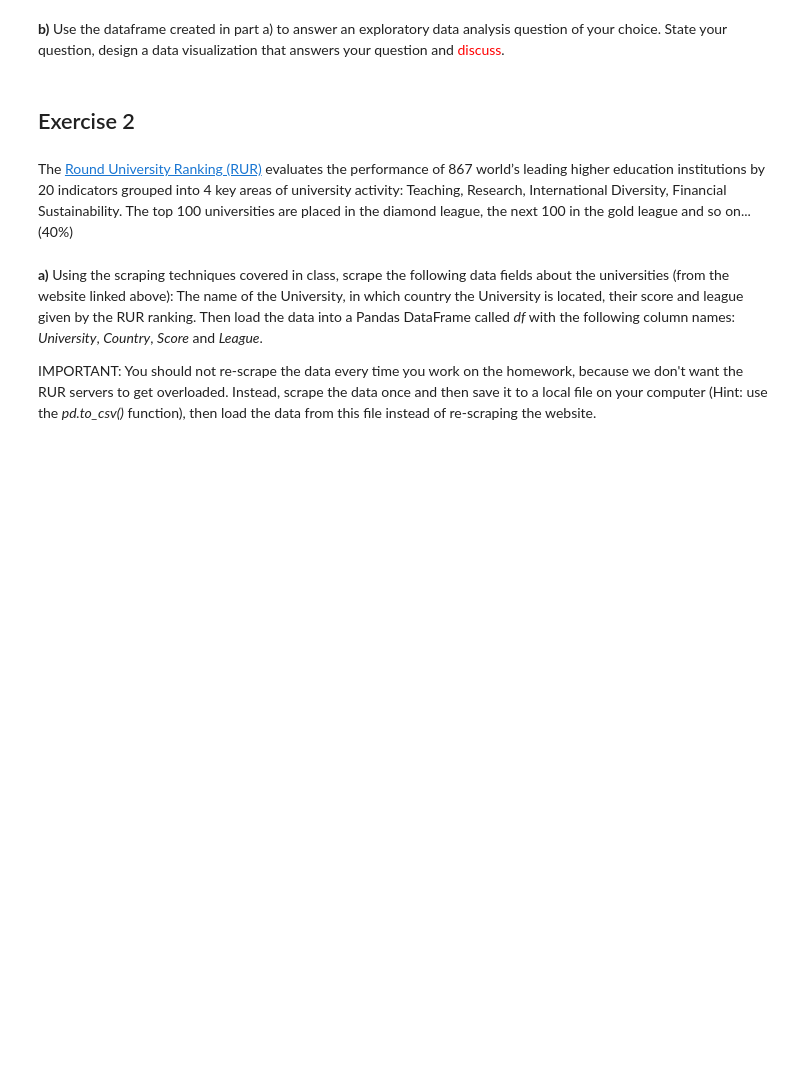
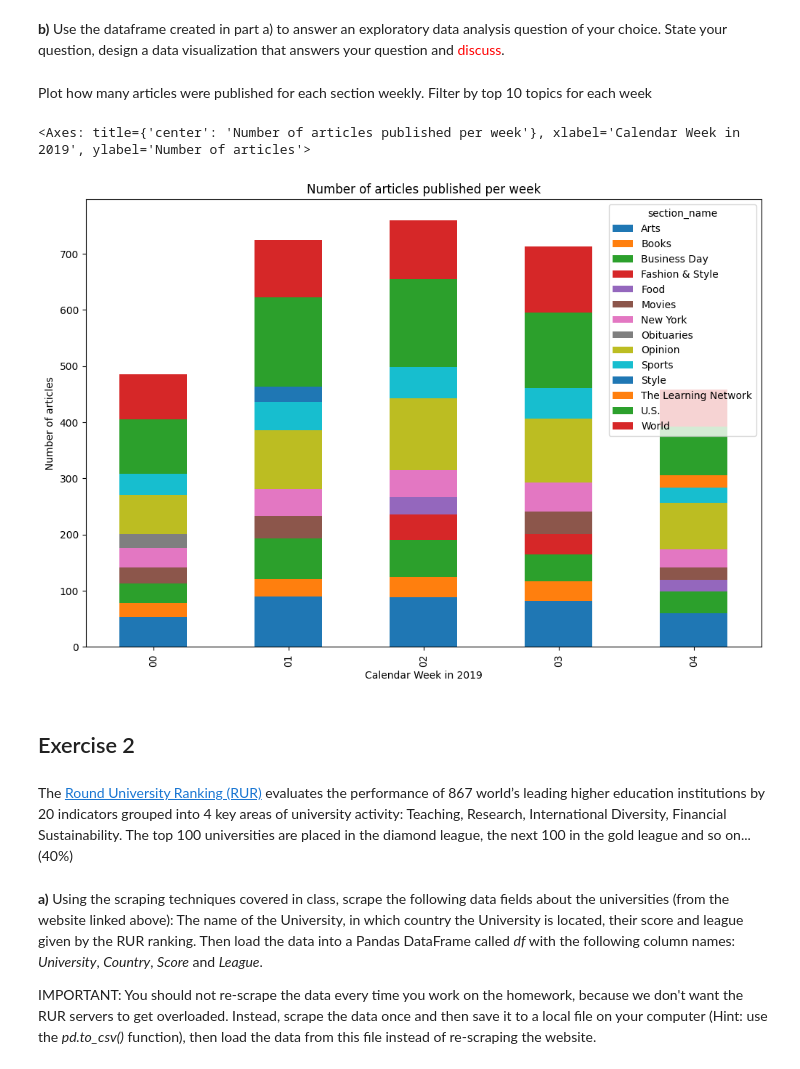
Before and after one commit to ntatrishvili/Webscraping, a Jupyter notebook: HW02.ipynb, the cells around one changed output. Cells and saved outputs as stored; diff of their text form; code cells hidden in the pictures; blank space fills up the shorter version.

Commit message:
finishes nytimes analyses, plots the data

```diff
--- a/HW02.ipynb
+++ b/HW02.ipynb
@@ -46,0 +60,4 @@ pd.DataFrame(response).head()
+# %%
+keys = ["id", "abstract", "section_name", "headline", "pub_date", "document_type", "word_count"]
+# %%
+df = pd.DataFrame(columns = keys)
@@ -46,0 +66,12 @@ pd.DataFrame(response).head()
+# %%
+for id, article in enumerate(response):
+    df_row = {
+        "id": id,
+        "abstract": article["abstract"],
+        "section_name": article["section_name"],
+        "headline": article["headline"]["print_headline"],
+        "pub_date": datetime.strptime(article["pub_date"], "%Y-%m-%dT%H:%M:%S%z"),
+        "document_type": article["document_type"],
+        "word_count": int(article["word_count"])
+    }
+    df = pd.concat([df, pd.DataFrame(df_row, index=[0])])
@@ -47,5 +101,19 @@ pd.DataFrame(response).head()
 # %% [markdown]
 **b)** Use the dataframe created in part a) to answer an exploratory data analysis question of your choice. State your question, design a data visualization that answers your question and <span style="color:red">discuss</span>.
+# %% [markdown]
+Plot how many articles were published for each section weekly. Filter by top 10 topics for each week
+# %%
+df.groupby([df['pub_date'].dt.strftime('%W'),'section_name']).size().unstack().apply(lambda x: x.nlargest(10), axis=1).plot(
+    kind='bar',
+    stacked=True,
+    title='Number of articles published per week',
+    xlabel='Calendar Week in 2019',
+    ylabel='Number of articles',
+    figsize=(12,8)
+)
+# %% [output]
+<Axes: title={'center': 'Number of articles published per week'}, xlabel='Calendar Week in 2019', ylabel='Number of articles'>
+[figure, added]
 # %% [markdown]
 ## Exercise 2
 # %% [markdown]
```
Also changed, not shown: parts of 18 cells of this notebook.
